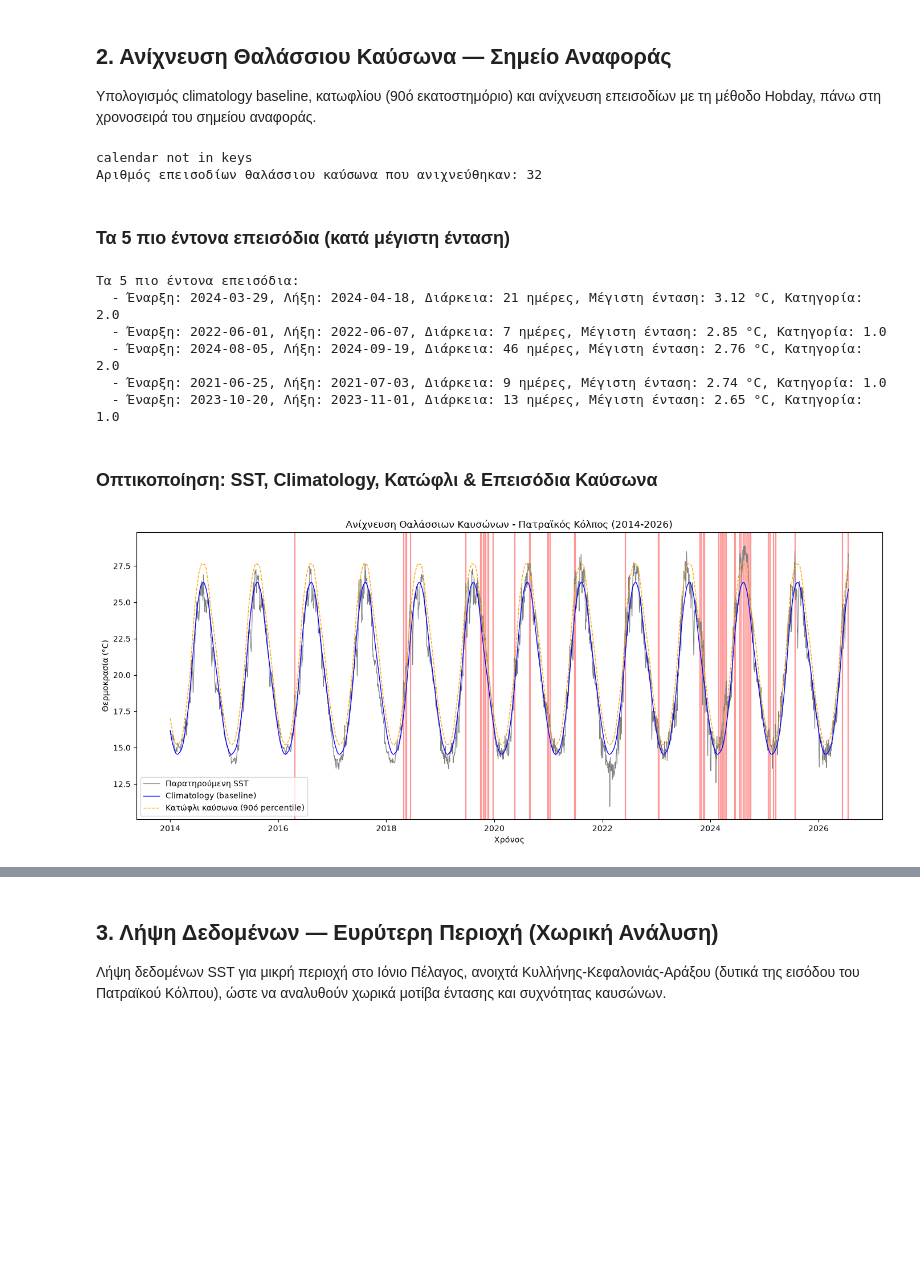
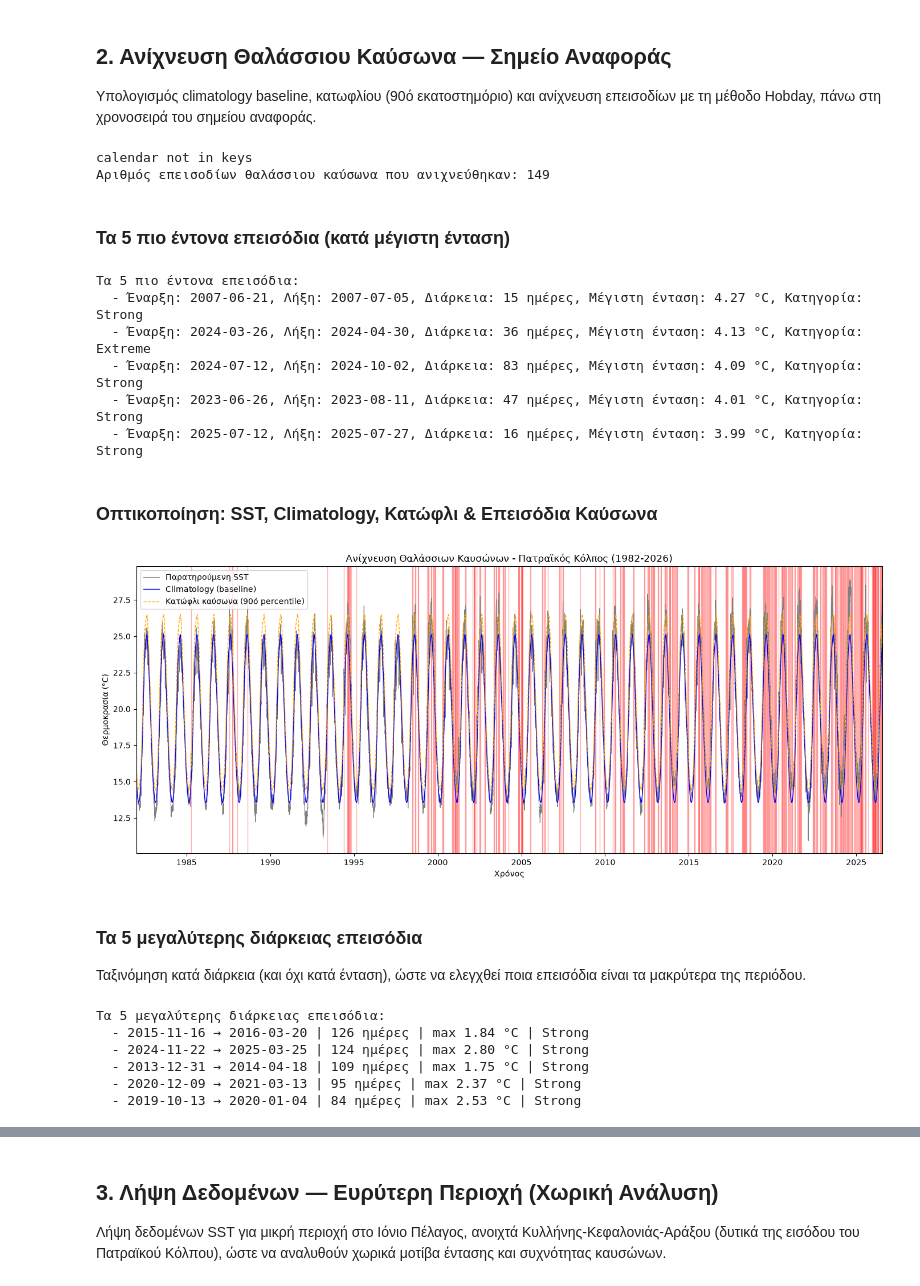
Before and after one commit to giorgosperidromos-glitch/marine-heatwave-detection, a Jupyter notebook: ocean_analysis.ipynb, the cells around one changed output, grey strips where cells are left out. Cells and saved outputs as stored; diff of their text form; code cells hidden in the pictures; blank space fills up the shorter version.

```diff
--- a/ocean_analysis.ipynb
+++ b/ocean_analysis.ipynb
@@ -51,13 +67,13 @@ import matplotlib.pyplot as plt
 from xmhw.xmhw import threshold, detect
 
 # Άνοιγμα δεδομένων & προετοιμασία χρονοσειράς
-ds = xr.open_dataset("data/sst_2014_2026_patra.nc")
+ds = xr.open_dataset("data/sst_1982_2026_patra.nc")
 
 sst = ds["analysed_sst"].mean(dim=["latitude", "longitude"]) - 273.15
 sst.name = "sst"
 
 # Climatology (seas) + κατώφλι (thresh)
-clim = threshold(sst)
+clim = threshold(sst, climatologyPeriod=[1982, 2011])
 
 # Ανίχνευση επεισοδίων καύσωνα
 mhw = detect(sst, clim["thresh"], clim["seas"])
@@ -66,10 +82,11 @@ n_events = int(mhw["duration"].dropna(dim="events").size)
 print(f"Αριθμός επεισοδίων θαλάσσιου καύσωνα που ανιχνεύθηκαν: {n_events}")
 # %% [output]
 calendar not in keys
-Αριθμός επεισοδίων θαλάσσιου καύσωνα που ανιχνεύθηκαν: 32
+Αριθμός επεισοδίων θαλάσσιου καύσωνα που ανιχνεύθηκαν: 149
 # %% [markdown]
 ### Τα 5 πιο έντονα επεισόδια (κατά μέγιστη ένταση)
 # %%
+cat_names = {1: "Moderate", 2: "Strong", 3: "Severe", 4: "Extreme"}
 if n_events > 0:
     valid = mhw.dropna(dim="events", subset=["duration"])
     top5 = valid.sortby("intensity_max", ascending=False).isel(events=slice(0, 5))
@@ -80,7 +97,7 @@ if n_events > 0:
         end = top5["time_end"].values[i]
         duration = top5["duration"].values[i]
         intensity = top5["intensity_max"].values[i]
-        category = top5["category"].values[i]
+        category = cat_names.get(int(top5["category"].values[i]), "?")
         print(f"  - Έναρξη: {np.datetime_as_string(start, unit='D')}, "
               f"Λήξη: {np.datetime_as_string(end, unit='D')}, "
               f"Διάρκεια: {duration:.0f} ημέρες, "
@@ -88,36 +105,62 @@ if n_events > 0:
               f"Κατηγορία: {category}")
 # %% [output]
 Τα 5 πιο έντονα επεισόδια:
-  - Έναρξη: 2024-03-29, Λήξη: 2024-04-18, Διάρκεια: 21 ημέρες, Μέγιστη ένταση: 3.12 °C, Κατηγορία: 2.0
-  - Έναρξη: 2022-06-01, Λήξη: 2022-06-07, Διάρκεια: 7 ημέρες, Μέγιστη ένταση: 2.85 °C, Κατηγορία: 1.0
-  - Έναρξη: 2024-08-05, Λήξη: 2024-09-19, Διάρκεια: 46 ημέρες, Μέγιστη ένταση: 2.76 °C, Κατηγορία: 2.0
-  - Έναρξη: 2021-06-25, Λήξη: 2021-07-03, Διάρκεια: 9 ημέρες, Μέγιστη ένταση: 2.74 °C, Κατηγορία: 1.0
-  - Έναρξη: 2023-10-20, Λήξη: 2023-11-01, Διάρκεια: 13 ημέρες, Μέγιστη ένταση: 2.65 °C, Κατηγορία: 1.0
+  - Έναρξη: 2007-06-21, Λήξη: 2007-07-05, Διάρκεια: 15 ημέρες, Μέγιστη ένταση: 4.27 °C, Κατηγορία: Strong
+  - Έναρξη: 2024-03-26, Λήξη: 2024-04-30, Διάρκεια: 36 ημέρες, Μέγιστη ένταση: 4.13 °C, Κατηγορία: Extreme
+  - Έναρξη: 2024-07-12, Λήξη: 2024-10-02, Διάρκεια: 83 ημέρες, Μέγιστη ένταση: 4.09 °C, Κατηγορία: Strong
+  - Έναρξη: 2023-06-26, Λήξη: 2023-08-11, Διάρκεια: 47 ημέρες, Μέγιστη ένταση: 4.01 °C, Κατηγορία: Strong
+  - Έναρξη: 2025-07-12, Λήξη: 2025-07-27, Διάρκεια: 16 ημέρες, Μέγιστη ένταση: 3.99 °C, Κατηγορία: Strong
 # %% [markdown]
 ### Οπτικοποίηση: SST, Climatology, Κατώφλι & Επεισόδια Καύσωνα
 # %%
 # "Άπλωμα" του climatology/thresh στη διάσταση χρόνου (από day-of-year σε πλήρη χρονοσειρά)
 doy = sst["time"].dt.dayofyear
 seas_ts = clim["seas"].sel(doy=doy)
 thresh_ts = clim["thresh"].sel(doy=doy)
 
 plt.figure(figsize=(14, 6))
 sst.plot(color="gray", linewidth=0.8, label="Παρατηρούμενη SST")
 seas_ts.plot(color="blue", linewidth=1, label="Climatology (baseline)")
 thresh_ts.plot(color="orange", linewidth=1, linestyle="--", label="Κατώφλι καύσωνα (90ό percentile)")
 
 if n_events > 0:
     valid = mhw.dropna(dim="events", subset=["duration"])
     for i in range(valid.sizes["events"]):
         start = valid["time_start"].values[i]
         end = valid["time_end"].values[i]
         plt.axvspan(start, end, color="red", alpha=0.3)
 
-plt.title("Ανίχνευση Θαλάσσιων Καυσώνων - Πατραϊκός Κόλπος (2014-2026)")
+plt.title("Ανίχνευση Θαλάσσιων Καυσώνων - Πατραϊκός Κόλπος (1982-2026)")
 plt.xlabel("Χρόνος")
 plt.ylabel("Θερμοκρασία (°C)")
 plt.legend()
+plt.xlim(sst["time"].values[0], sst["time"].values[-1])
 plt.tight_layout()
+plt.savefig("figures/mhw_timeseries.png", dpi=200, bbox_inches="tight")
 plt.show()
 # %% [output]
-[figure, old version]
+[figure, new version]
+# %% [markdown]
+### Τα 5 μεγαλύτερης διάρκειας επεισόδια
+
+Ταξινόμηση κατά διάρκεια (και όχι κατά ένταση), ώστε να ελεγχθεί ποια επεισόδια είναι τα μακρύτερα της περιόδου.
+# %%
+cat_names = {1: "Moderate", 2: "Strong", 3: "Severe", 4: "Extreme"}
+
+valid = mhw.dropna(dim="events", subset=["duration"])
+top_dur = valid.sortby("duration", ascending=False).isel(events=slice(0, 5))
+
+print("Τα 5 μεγαλύτερης διάρκειας επεισόδια:")
+for i in range(top_dur.sizes["events"]):
+    start = np.datetime_as_string(top_dur["time_start"].values[i], unit="D")
+    end = np.datetime_as_string(top_dur["time_end"].values[i], unit="D")
+    cat = cat_names.get(int(top_dur["category"].values[i]), "?")
+    print(f"  - {start} → {end} | {top_dur['duration'].values[i]:.0f} ημέρες | "
+          f"max {top_dur['intensity_max'].values[i]:.2f} °C | {cat}")
+# %% [output]
+Τα 5 μεγαλύτερης διάρκειας επεισόδια:
+  - 2015-11-16 → 2016-03-20 | 126 ημέρες | max 1.84 °C | Strong
+  - 2024-11-22 → 2025-03-25 | 124 ημέρες | max 2.80 °C | Strong
+  - 2013-12-31 → 2014-04-18 | 109 ημέρες | max 1.75 °C | Strong
+  - 2020-12-09 → 2021-03-13 | 95 ημέρες | max 2.37 °C | Strong
+  - 2019-10-13 → 2020-01-04 | 84 ημέρες | max 2.53 °C | Strong
```
Also changed, not shown: parts of 16 cells of this notebook, 7 other files.
